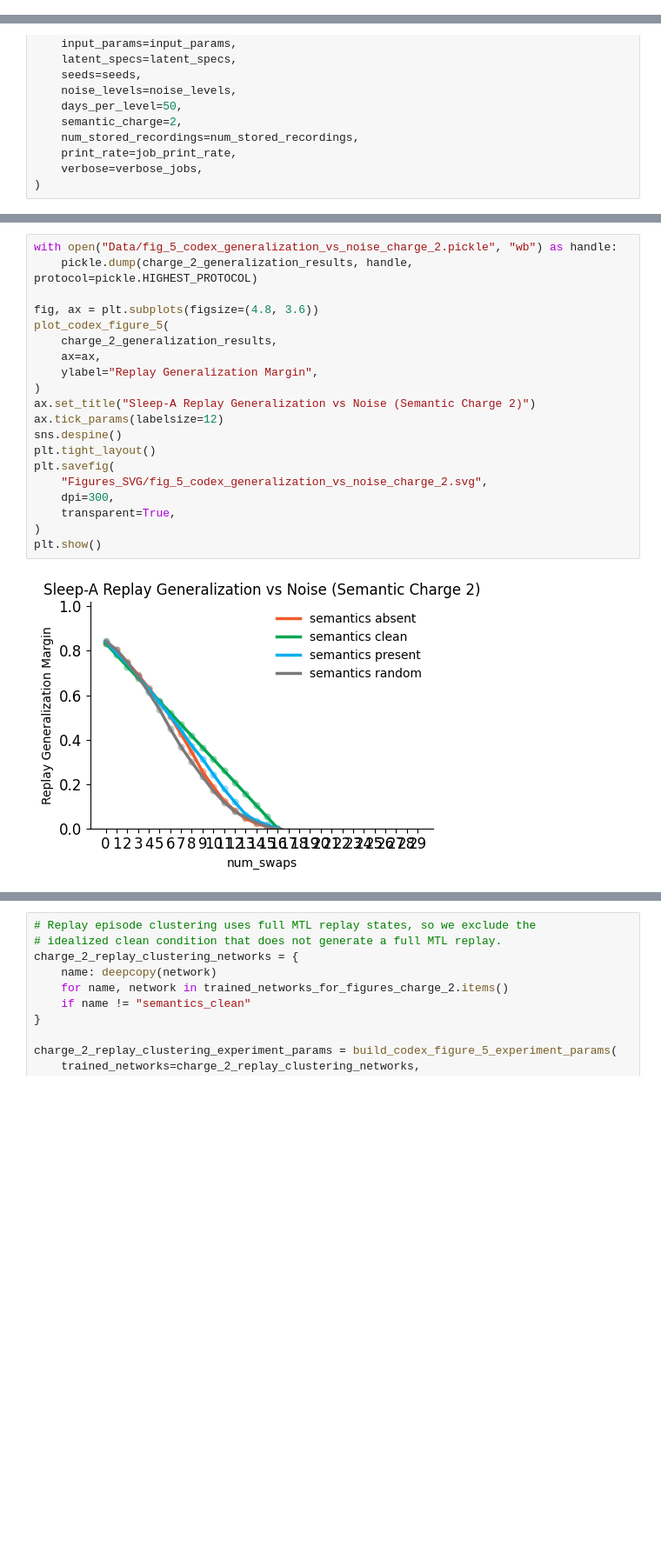
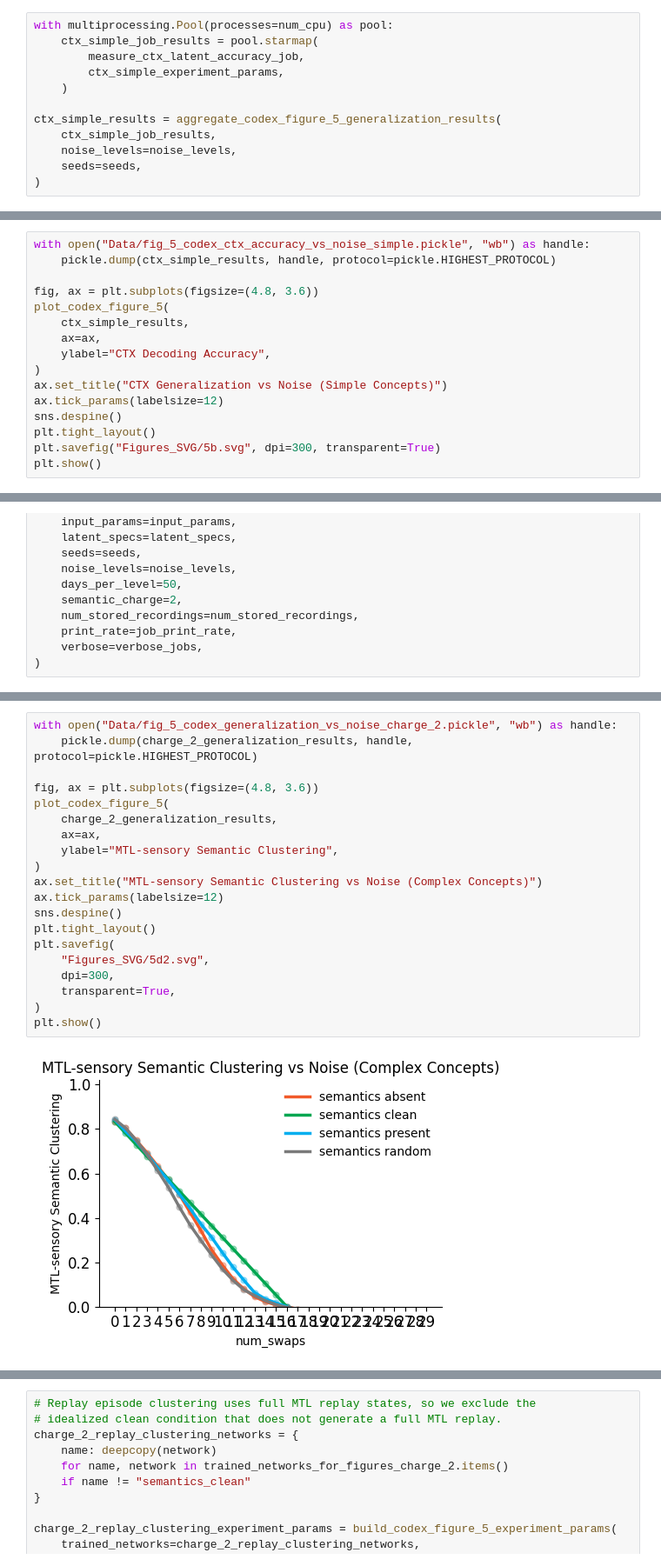
Before and after one commit to albesagonzalez/sensory-semantic-episodes, a Jupyter notebook: Figure_5.ipynb, the cells around one changed output, grey strips where cells are left out. Shown at 87% size. Drawn from its saved outputs; the diff is of its cells as text; blank space fills up the shorter version.

Commit message:
automate figure plotting

```diff
--- a/Figure_5.ipynb
+++ b/Figure_5.ipynb
@@ -230,0 +152,12 @@ plt.show()
+# %%
+with multiprocessing.Pool(processes=num_cpu) as pool:
+    ctx_simple_job_results = pool.starmap(
+        measure_ctx_latent_accuracy_job,
+        ctx_simple_experiment_params,
+    )
+
+ctx_simple_results = aggregate_codex_figure_5_generalization_results(
+    ctx_simple_job_results,
+    noise_levels=noise_levels,
+    seeds=seeds,
+)
@@ -230,0 +182,16 @@ plt.show()
+# %%
+with open("Data/fig_5_codex_ctx_accuracy_vs_noise_simple.pickle", "wb") as handle:
+    pickle.dump(ctx_simple_results, handle, protocol=pickle.HIGHEST_PROTOCOL)
+
+fig, ax = plt.subplots(figsize=(4.8, 3.6))
+plot_codex_figure_5(
+    ctx_simple_results,
+    ax=ax,
+    ylabel="CTX Decoding Accuracy",
+)
+ax.set_title("CTX Generalization vs Noise (Simple Concepts)")
+ax.tick_params(labelsize=12)
+sns.despine()
+plt.tight_layout()
+plt.savefig("Figures_SVG/5b.svg", dpi=300, transparent=True)
+plt.show()
@@ -560,22 +562,22 @@ charge_2_generalization_results = aggregate_codex_figure_5_generalization_result
 # %%
 with open("Data/fig_5_codex_generalization_vs_noise_charge_2.pickle", "wb") as handle:
     pickle.dump(charge_2_generalization_results, handle, protocol=pickle.HIGHEST_PROTOCOL)
 
 fig, ax = plt.subplots(figsize=(4.8, 3.6))
 plot_codex_figure_5(
     charge_2_generalization_results,
     ax=ax,
-    ylabel="Replay Generalization Margin",
+    ylabel="MTL-sensory Semantic Clustering",
 )
-ax.set_title("Sleep-A Replay Generalization vs Noise (Semantic Charge 2)")
+ax.set_title("MTL-sensory Semantic Clustering vs Noise (Complex Concepts)")
 ax.tick_params(labelsize=12)
 sns.despine()
 plt.tight_layout()
 plt.savefig(
-    "Figures_SVG/fig_5_codex_generalization_vs_noise_charge_2.svg",
+    "Figures_SVG/5d2.svg",
     dpi=300,
     transparent=True,
 )
 plt.show()
 # %% [output]
-[figure, old version]
+[figure, new version]
```
Also changed, not shown: parts of 52 cells of this notebook, 10 other files.
